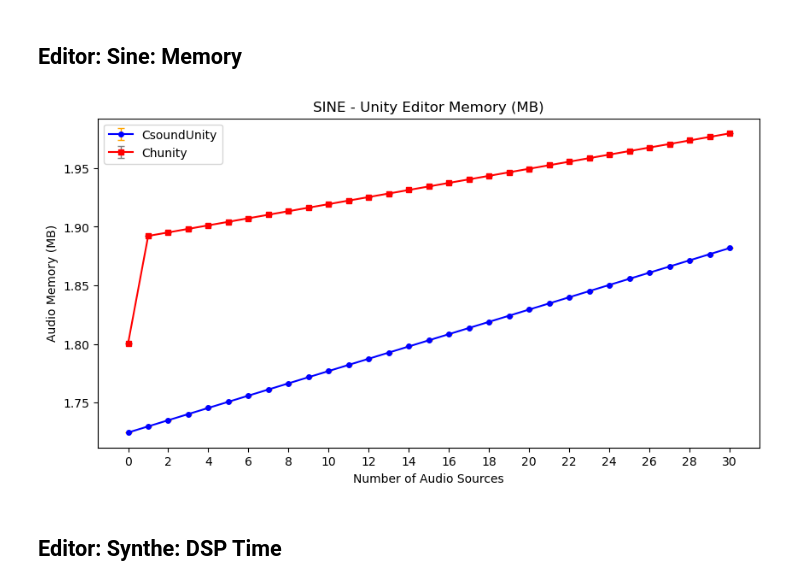
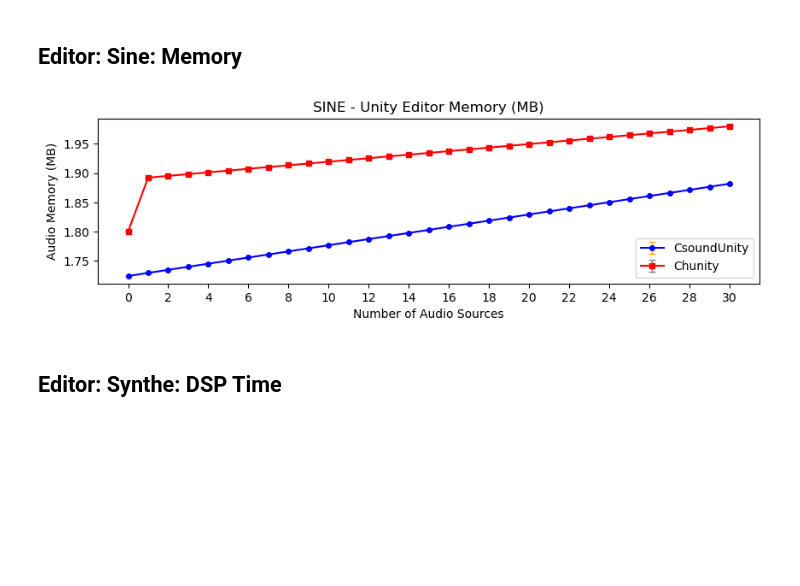
Before and after one commit to pedro-lucas-bravo/sound_engines, a Jupyter notebook: data_analysis/data_analysis_notebook.ipynb, the cells around one changed output. Drawn from its saved outputs; the diff is of its cells as text; code cells hidden in the pictures; blank space fills up the shorter version.

Commit message:
Update figures in data analysis

```diff
--- a/data_analysis/data_analysis_notebook.ipynb
+++ b/data_analysis/data_analysis_notebook.ipynb
@@ -137,22 +137,24 @@ def Plot_CPU_Memory(folder, sound_engine_name, date, color_frame_time='blue', co
     Plot(frame_time_data, sound_engine_name, 'Audio Frame Time (ms)', 'DSP Time (ms)', color=color_frame_time, ecolor=ecolor_frame_time)
     Plot(memory_data, sound_engine_name, 'Audio Memory (MB)', 'Audio Memory (MB)', color=color_memory, ecolor=ecolor_memory)
 
-def Plot_Comparison(folder, csound_date, chuck_date, title,  file_name, isDSP, drawBufferLimit = True, xseparation=2, legend_loc='upper left', bufferLabelXOffset = -1):
-    plt.figure(figsize=(10, 5))
+def Plot_Comparison(folder, csound_date, chuck_date, title,  file_name, isDSP, drawBufferLimit = True, xseparation=2, legend_loc='upper left', bufferLabelXOffset = -1, xlabel = 'Number of Audio Sources'):
+
 
     sound_engine = 'CsoundUnity'
     date = csound_date
     if isDSP:
-        all_data_cs, data_cs = Plot_CPU(folder, sound_engine, title, date, drawBufferLimit=drawBufferLimit, bufferLabelXOffset=bufferLabelXOffset)
+        plt.figure(figsize=(10, 5))
+        all_data_cs, data_cs = Plot_CPU(folder, sound_engine, title, date, drawBufferLimit=drawBufferLimit, bufferLabelXOffset=bufferLabelXOffset, xlabel=xlabel)
     else:
-        all_data_cs, data_cs = Plot_Memory(folder, sound_engine, title, date, )
+        plt.figure(figsize=(10, 2.5))
+        all_data_cs, data_cs = Plot_Memory(folder, sound_engine, title, date,  xlabel=xlabel)
 
     sound_engine = 'ChuckMainInstance'
     date = chuck_date
     if isDSP:
-        all_data_chuck, data_chuck = Plot_CPU(folder, sound_engine, title, date, marker='s-', color_frame_time='red', ecolor_frame_time='grey', drawBufferLimit=drawBufferLimit, bufferLabelXOffset=bufferLabelXOffset)
+        all_data_chuck, data_chuck = Plot_CPU(folder, sound_engine, title, date, marker='s-', color_frame_time='red', ecolor_frame_time='grey', drawBufferLimit=drawBufferLimit, bufferLabelXOffset=bufferLabelXOffset,  xlabel=xlabel)
     else:
-        all_data_chuck, data_chuck = Plot_Memory(folder, sound_engine, title, date, marker='s-', color_memory='red', ecolor_memory='grey')
+        all_data_chuck, data_chuck = Plot_Memory(folder, sound_engine, title, date, marker='s-', color_memory='red', ecolor_memory='grey',  xlabel=xlabel)
 
     # Set the legend labels
     plt.legend(['CsoundUnity', 'Chunity'], loc=legend_loc)
@@ -196,9 +198,9 @@ Name: audio_frame_t_ms, dtype: float64
 # %% [markdown]
 ## Editor: Sine: Memory
 # %%
-_ = Plot_Comparison('editor_data/sine_patch', '2024-03-04_11-15-51', '2024-03-04_11-19-53', 'SINE - Unity Editor', 'editor_sine_memory.pdf', False)
+_ = Plot_Comparison('editor_data/sine_patch', '2024-03-04_11-15-51', '2024-03-04_11-19-53', 'SINE - Unity Editor', 'editor_sine_memory.pdf', False, legend_loc='lower right')
 # %% [output]
-[figure, old version]
+[figure, new version]
 # %% [markdown]
 ## Editor: Synthe: DSP Time
 # %%
```
Also changed, not shown: parts of 7 cells of this notebook, 13 other files.
